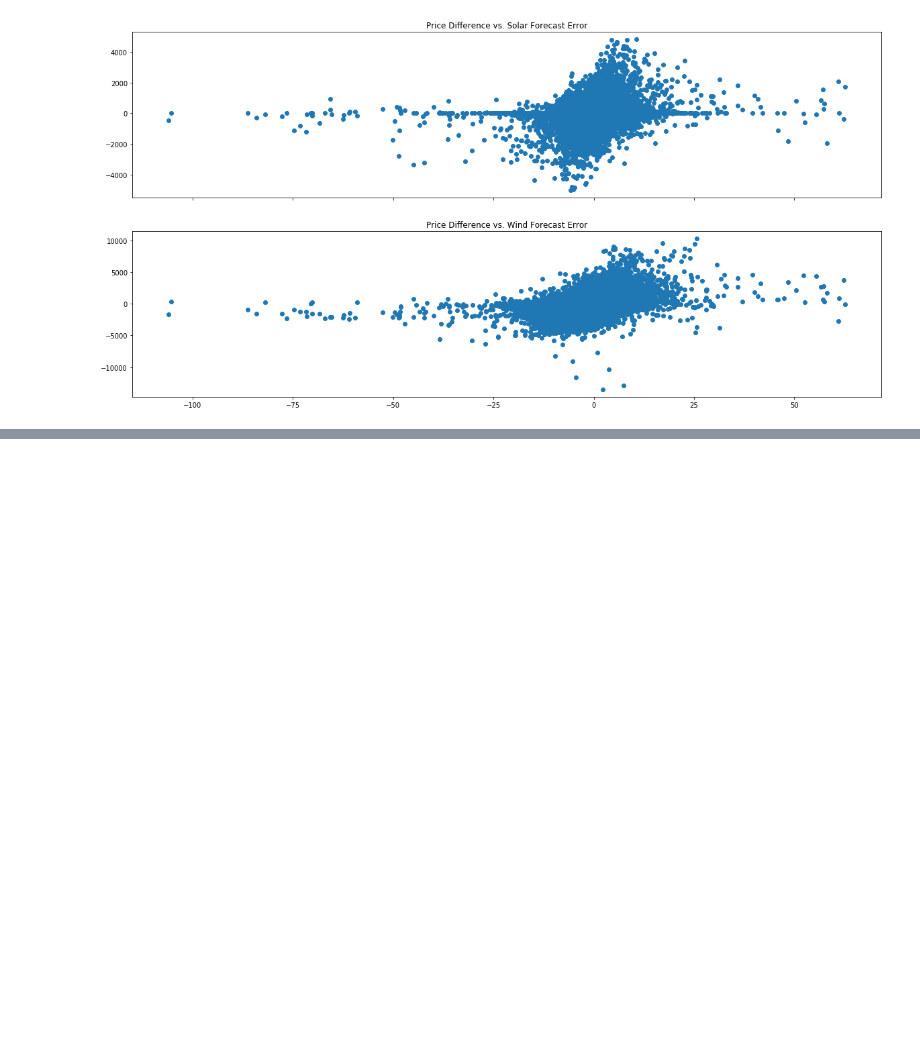
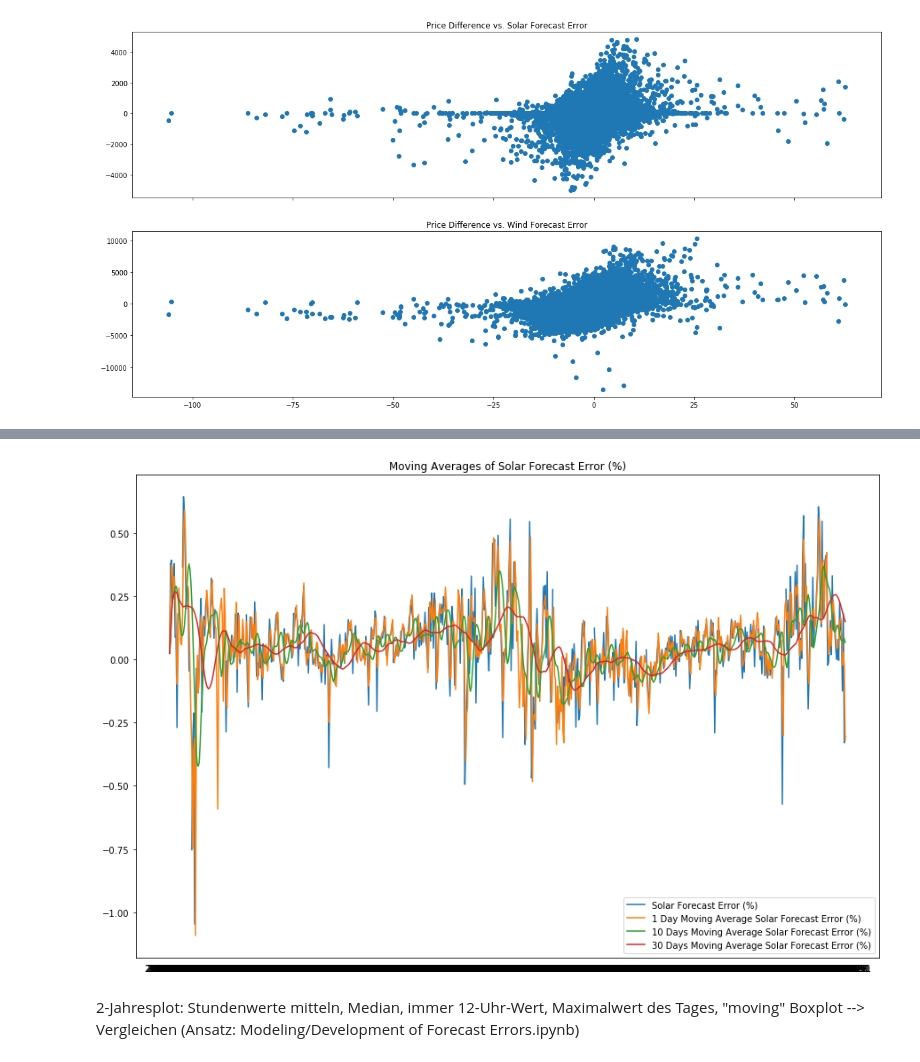
Before and after one commit to mauricepohl/pandas, a Jupyter notebook: 03_modeling/Modeling - Playground Maurice.ipynb, the cells around one changed output, grey strips where cells are left out. Saved outputs shown, nothing was run; the diff lists cells and outputs as text; code cells hidden in the pictures; blank space fills up the shorter version.

Commit message:
exploration of functional boxplots and others

```diff
--- a/03_modeling/Modeling - Playground Maurice.ipynb
+++ b/03_modeling/Modeling - Playground Maurice.ipynb
@@ -171,0 +195,3 @@ ax2.set_title("Price Difference vs. Wind Forecast Error");
+# %%
+df_right = pd.read_csv("../00_data/data_with_calc_fields.csv", sep=";", decimal=",")
+df_right.dtypes
@@ -171,0 +216,22 @@ ax2.set_title("Price Difference vs. Wind Forecast Error");
+# %%
+plot_data_right = df_right.groupby(["date"])["solar_forecast_error_percent",
+                                             "mov_avg_1_solar_forecast_error_percent",
+                                             "mov_avg_10_solar_forecast_error_percent",
+                                             "mov_avg_30_solar_forecast_error_percent"].mean()
+
+fig, ax = plt.subplots(1, 1, figsize=(15, 10), sharex=True)
+
+ax.plot(plot_data_right.index, plot_data_right["solar_forecast_error_percent"].values,
+        plot_data_right.index, plot_data_right["mov_avg_1_solar_forecast_error_percent"].values,
+        plot_data_right.index, plot_data_right["mov_avg_10_solar_forecast_error_percent"].values,
+        plot_data_right.index, plot_data_right["mov_avg_30_solar_forecast_error_percent"].values)
+ax.set_title("Moving Averages of Solar Forecast Error (%)")
+ax.legend(["Solar Forecast Error (%)", "1 Day Moving Average Solar Forecast Error (%)",
+           "10 Days Moving Average Solar Forecast Error (%)", "30 Days Moving Average Solar Forecast Error (%)"])
+ax.tick_params(bottom=False, top=False)
+ax.xaxis.set_label_text("");
+# %% [output]
+[figure, added]
+# %% [markdown]
+2-Jahresplot: Stundenwerte mitteln, Median, immer 12-Uhr-Wert, Maximalwert des Tages, "moving" Boxplot
+--> Vergleichen (Ansatz: Modeling/Development of Forecast Errors.ipynb)
```
Also changed, not shown: parts of 7 cells of this notebook, 2 other files.
